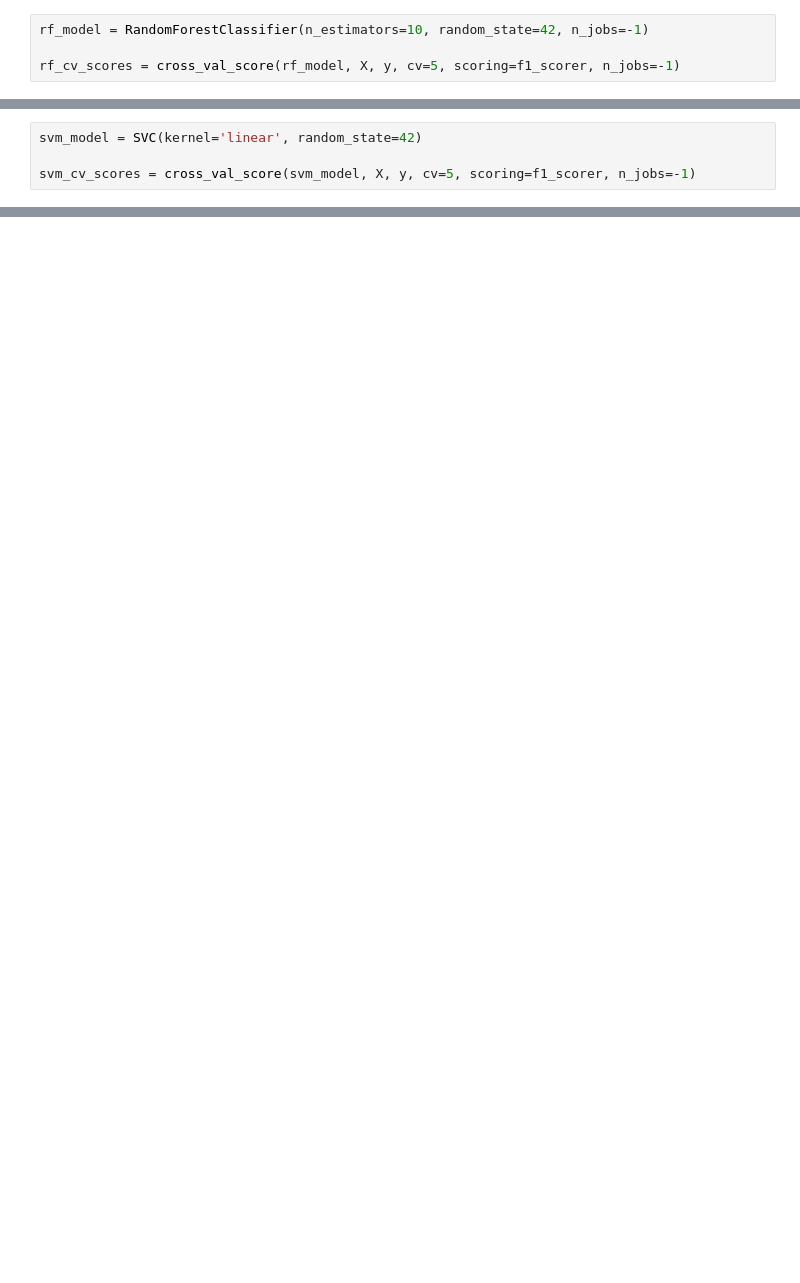
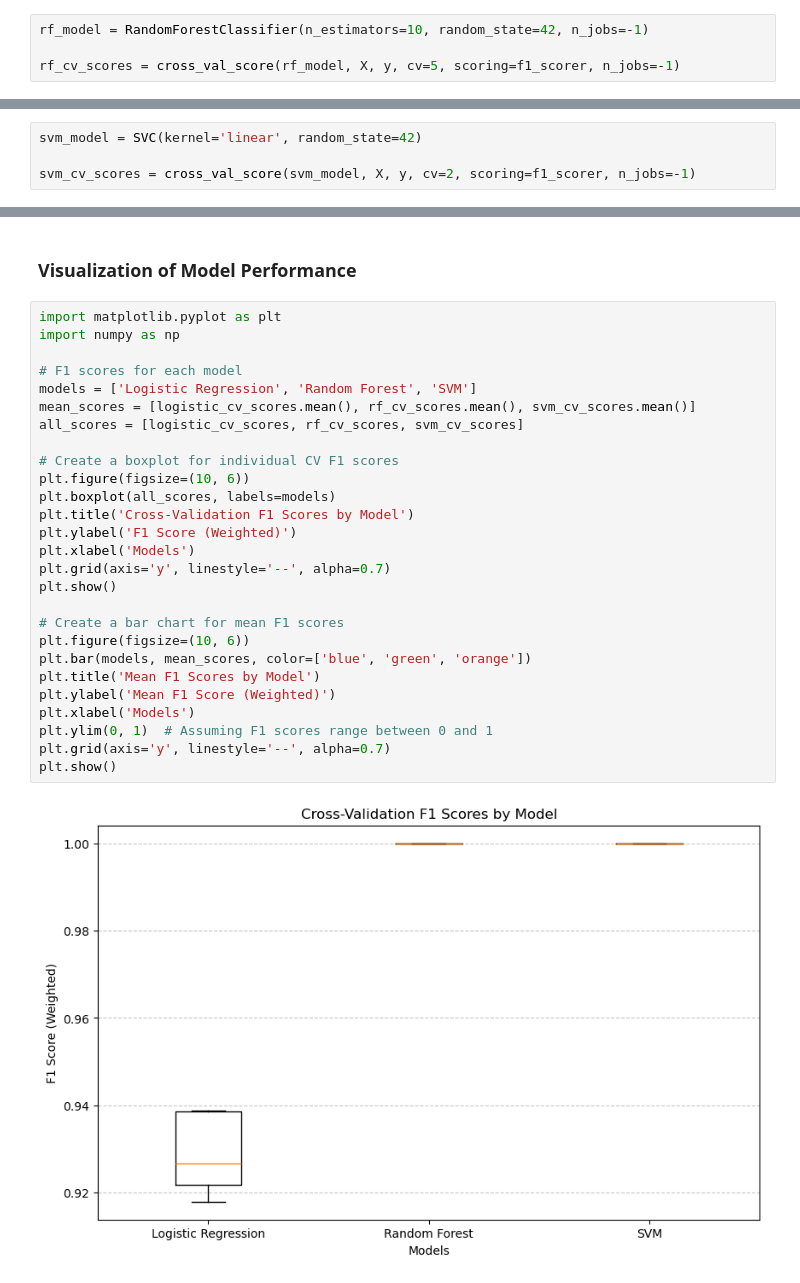
Before and after one commit to jcapellman/uc-berkeley-notebooks, a Jupyter notebook: Capstone_Project/CapstoneProject_Modeling_and_Evaluation.ipynb, the cells around one changed output, grey strips where cells are left out. Cells and saved outputs as stored; diff of their text form; blank space fills up the shorter version.

Commit message:
Added: Explanations and Visualizations

```diff
--- a/Capstone_Project/CapstoneProject_Modeling_and_Evaluation.ipynb
+++ b/Capstone_Project/CapstoneProject_Modeling_and_Evaluation.ipynb
@@ -57,4 +65,4 @@ rf_cv_scores = cross_val_score(rf_model, X, y, cv=5, scoring=f1_scorer, n_jobs=-
 # %%
 svm_model = SVC(kernel='linear', random_state=42)
 
-svm_cv_scores = cross_val_score(svm_model, X, y, cv=5, scoring=f1_scorer, n_jobs=-1)
+svm_cv_scores = cross_val_score(svm_model, X, y, cv=2, scoring=f1_scorer, n_jobs=-1)
@@ -73,0 +88,31 @@ print(f"SVM Mean F1 Score: {svm_cv_scores.mean()}")
+# %% [markdown]
+### Visualization of Model Performance
+# %%
+import matplotlib.pyplot as plt
+import numpy as np
+
+# F1 scores for each model
+models = ['Logistic Regression', 'Random Forest', 'SVM']
+mean_scores = [logistic_cv_scores.mean(), rf_cv_scores.mean(), svm_cv_scores.mean()]
+all_scores = [logistic_cv_scores, rf_cv_scores, svm_cv_scores]
+
+# Create a boxplot for individual CV F1 scores
+plt.figure(figsize=(10, 6))
+plt.boxplot(all_scores, labels=models)
+plt.title('Cross-Validation F1 Scores by Model')
+plt.ylabel('F1 Score (Weighted)')
+plt.xlabel('Models')
+plt.grid(axis='y', linestyle='--', alpha=0.7)
+plt.show()
+
+# Create a bar chart for mean F1 scores
+plt.figure(figsize=(10, 6))
+plt.bar(models, mean_scores, color=['blue', 'green', 'orange'])
+plt.title('Mean F1 Scores by Model')
+plt.ylabel('Mean F1 Score (Weighted)')
+plt.xlabel('Models')
+plt.ylim(0, 1)  # Assuming F1 scores range between 0 and 1
+plt.grid(axis='y', linestyle='--', alpha=0.7)
+plt.show()
+# %% [output]
+[figure, added]
```
Also changed, not shown: parts of 25 cells of this notebook.
